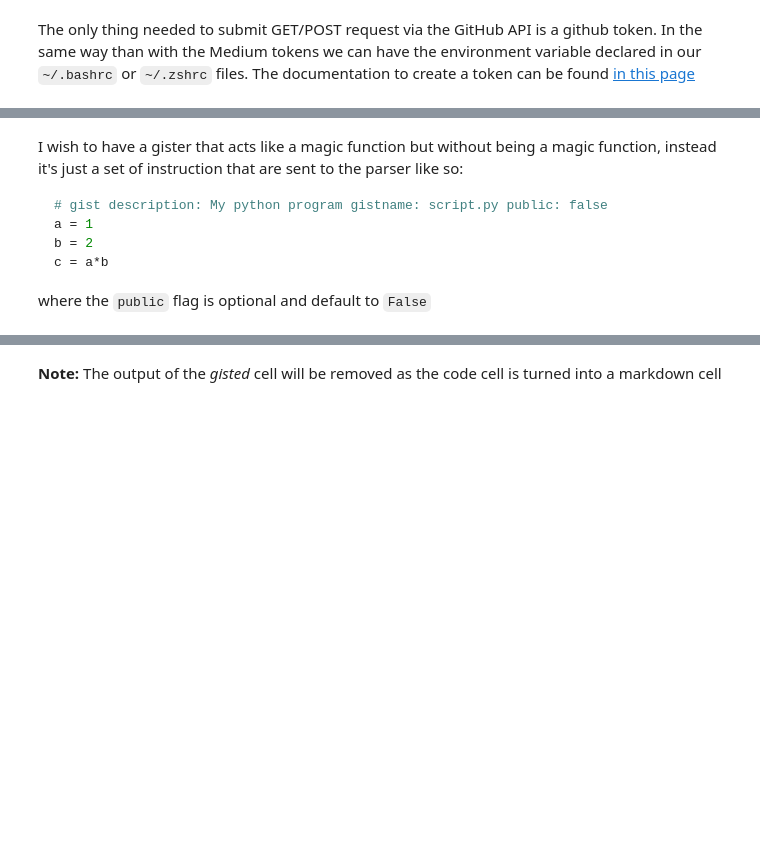
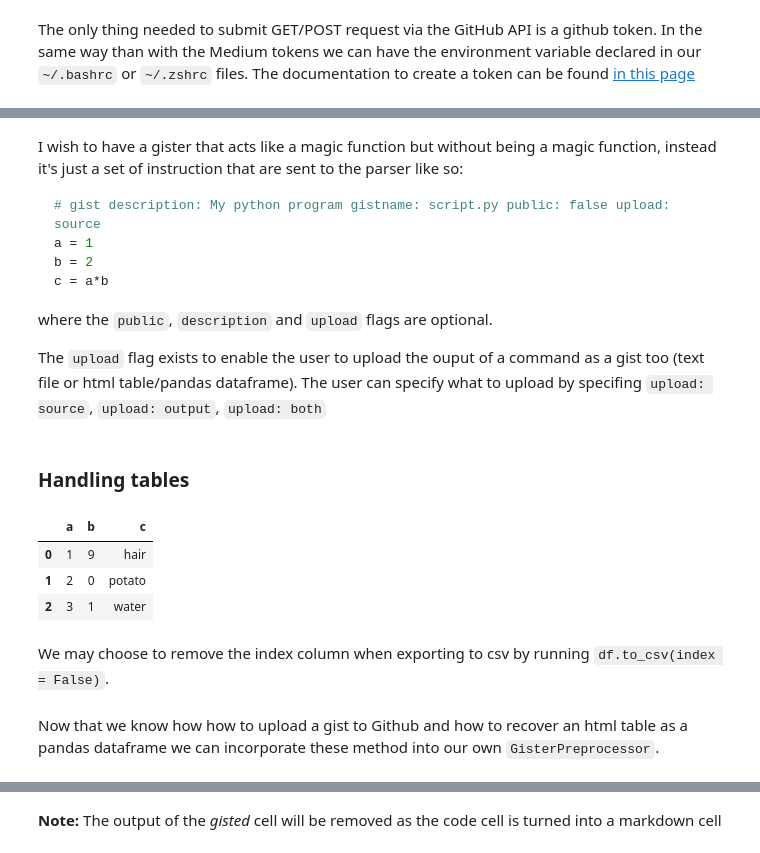
Before and after one commit to lucharo/nb2medium, a Jupyter notebook: nbs/01_convert.ipynb, the cells around one changed output, grey strips where cells are left out. Saved outputs shown, nothing was run; the diff lists cells and outputs as text; code cells hidden in the pictures; blank space fills up the shorter version.

````diff
--- a/nbs/01_convert.ipynb
+++ b/nbs/01_convert.ipynb
@@ -300,11 +312,34 @@ upload_gist('ghapitest', gistcontent = 'CONTRIBUTING.md')
 # %% [markdown]
 I wish to have a gister that acts like a magic function but without being a magic function, instead it's just a set of instruction that are sent to the parser like so:
 ```python
-# gist description: My python program gistname: script.py public: false
+# gist description: My python program gistname: script.py public: false upload: source
 a = 1
 b = 2
 c = a*b
 ```
-where the `public` flag is optional and default to `False`
+where the `public`, `description` and `upload` flags are optional.
+
+The `upload` flag exists to enable the user to upload the ouput of a command as a gist too (text file or html table/pandas dataframe). The user can specify what to upload by specifing `upload: source`, `upload: output`, `upload: both`
+# %% [markdown]
+### Handling tables
+# %%
+import bs4
+import pandas as pd
+
+# notebook with example dataframe
+source = json.load(open("../tests/test-gist-output-df.ipynb"))['cells'][0]['outputs'][0]['data']['text/html']
+soup = bs4.BeautifulSoup(''.join(source),'lxml')
+table = soup.find_all('table')
+df = pd.read_html(str(table), index_col = 0)[0]
+df
+# %% [output]
+|  | a | b | c |
+| 0 | 1 | 9 | hair |
+| 1 | 2 | 0 | potato |
+| 2 | 3 | 1 | water |
+# %% [markdown]
+We may choose to remove the index column when exporting to csv by running `df.to_csv(index = False)`.
+# %% [markdown]
+Now that we know how how to upload a gist to Github and how to recover an html table as a pandas dataframe we can incorporate these method into our own `GisterPreprocessor`.
 # %%
 #export
````
Also changed, not shown: parts of 39 cells of this notebook, 41 other files.
